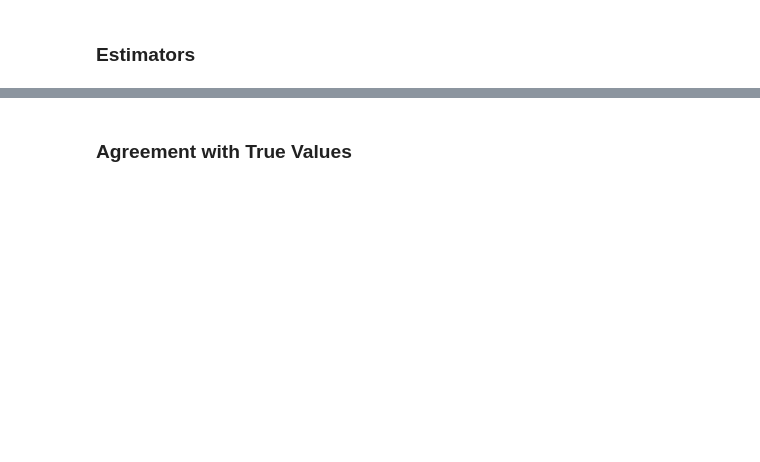
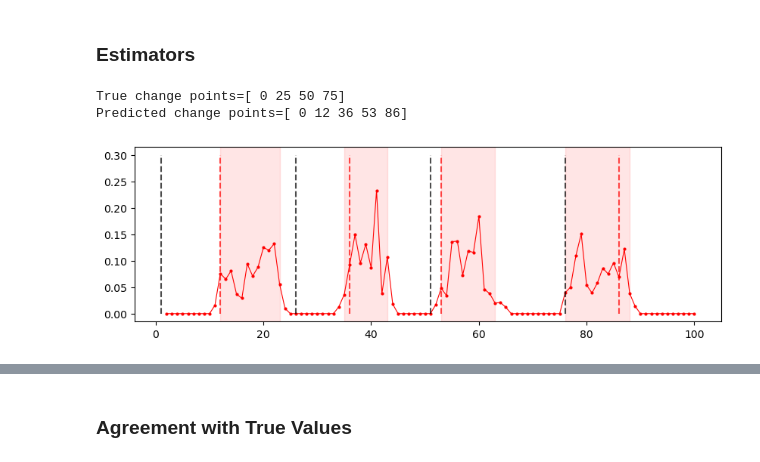
Before and after one commit to enlupi/SIR-Model-Change-Points, a Jupyter notebook: SIR.ipynb, the cells around one changed output, grey strips where cells are left out. Drawn from its saved outputs; the diff is of its cells as text; code cells hidden in the pictures; blank space fills up the shorter version.

```diff
--- a/SIR.ipynb
+++ b/SIR.ipynb
@@ -580,6 +603,8 @@ def get_estimators(chain, T_max=100, samples=1000):
 
     return Delta_final, beta_final, gamma_final
 # %%
+# legacy code
+'''
 def get_HPD(delta, probs, alpha):
     idxs = np.where(delta[1:]==1)[0]+1
     HPD = np.zeros(shape=(len(idxs),2))
@@ -587,7 +612,7 @@ def get_HPD(delta, probs, alpha):
         P = probs[i]
         i_left, i_right = i, i
         while P < 1-alpha:
-            p_left = probs[i_left-1]
+            p_left  = probs[i_left-1]
             p_right = probs[i_right+1]
             if p_left >= p_right:
                 P += p_left
@@ -600,28 +625,59 @@ def get_HPD(delta, probs, alpha):
     return HPD
 
 def compute_probs(chain, delta_est, alpha):
-    prob_delta = np.mean(np.array(MCMC_chain["Delta"]), axis=0)
+    prob_delta = np.mean(np.array(chain["Delta"]), axis=0)
     HPD = get_HPD(delta_est, prob_delta, alpha)
 
     return prob_delta, HPD
+    '''
+# %%
+def get_HPD(delta, probs, alpha):
+    idxs = np.where(delta[1:]==1)[0]+1
+    HPD = np.zeros(shape=(len(idxs),2))
+    for n, i in enumerate(idxs):
+        l = 0 # length of the HPD interval candidate
+        P = 0 # probability of the HPD interval candidate
+        while True:
+            i_left = i-l
+            p = np.array([np.sum(probs[i_left+k:i_left+k+l+1]) for k in range(l+1)]) # probabilities of each interval
+                                                                                     # of length l containing i
+            P = np.max(p)
+            if P >= 1-alpha:
+                k_star = np.argmax(p)
+                HPD[n,0] = i_left+k_star
+                HPD[n,1] = i_left+k_star+l
+                break
+            else:
+                l += 1
+    return HPD
+
+def compute_probs(chain, delta_est, alpha):
+    prob_delta = np.mean(np.array(chain["Delta"]), axis=0)
+    HPD = get_HPD(delta_est, prob_delta, alpha)
+
+    return prob_delta, HPD
 # %%
 delta_est, beta_est, gamma_est = get_estimators(MCMC_chain, 100, 200)
 stage_est = np.cumsum(delta_est, dtype=int)-1
 # %%
 delta_true = np.array([(t in chg_pt or t==1) for t in range(1, T_max+1)]).astype(int)
 stage_true = np.cumsum(delta_true)-1
 print(f"True change points={np.where(delta_true==1)[0]}")
 print(f"Predicted change points={np.where(delta_est==1)[0]}")
 
 prob_delta, HPD = compute_probs(MCMC_chain, delta_est, 0.05)
 
 fig, ax = plt.subplots(figsize=(10,3))
 ax.plot(np.arange(2,101), prob_delta[1:], marker='.', markersize=4, color='red', linewidth=0.8)
 for i, x in enumerate(np.where(delta_est[1:] == 1)[0]):
     ax.vlines(x+1, ymin=0, ymax=0.3, color='red', linestyle='dashed', alpha=0.7)
-    ax.axvspan(HPD[i,0], HPD[i,1], alpha=0.1, color='red')
+    ax.axvspan(HPD[i,0]+1, HPD[i,1]+1, alpha=0.1, color='red')
 for x in np.where(delta_true == 1)[0]:
     ax.vlines(x+1, ymin=0, ymax=0.3, color='black', linestyle='dashed', alpha=0.7)
+# %% [output]
+True change points=[ 0 25 50 75]
+Predicted change points=[ 0 12 36 53 86]
+[figure, added]
 # %%
 n_sc=3
 true_beta  = np.array([[scenarios[i,(chg_pt <= t+1).sum(),0] for t in range(T_max)] for i in range(n_sc)])
```
Also changed, not shown: parts of 5 cells of this notebook.
